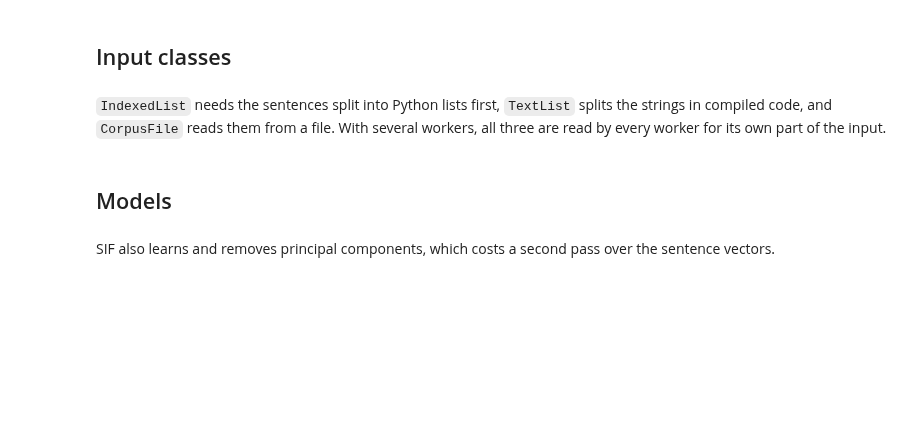
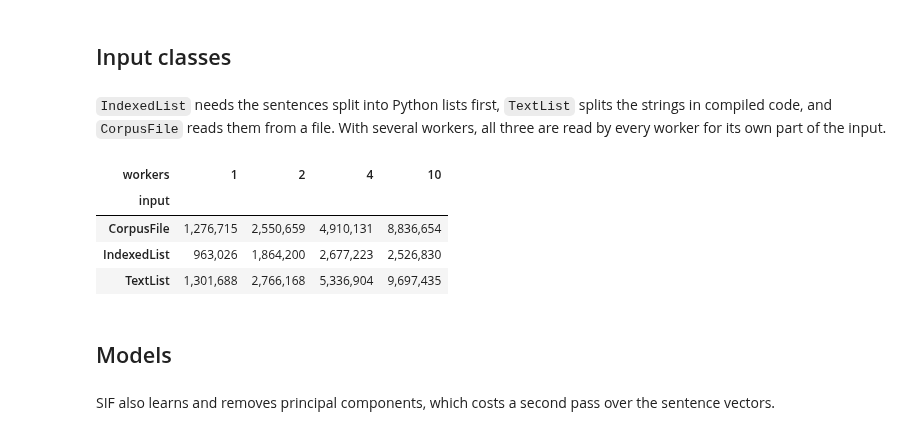
Before and after one commit to oborchers/Fast_Sentence_Embeddings, a Jupyter notebook: notebooks/Speed Comparison.ipynb, the cells around one changed output. Saved outputs shown, nothing was run; the diff lists cells and outputs as text; code cells hidden in the pictures; blank space fills up the shorter version.

```diff
--- a/notebooks/Speed Comparison.ipynb
+++ b/notebooks/Speed Comparison.ipynb
@@ -29,6 +36,6 @@ path = api.load("quora-duplicate-questions", return_path=True)  # its own loader
 csv.field_size_limit(sys.maxsize)
 with gzip.open(path, "rt", encoding="utf-8") as f:
     data = list(csv.DictReader(f, delimiter="\t"))
-questions = [q for d in data for q in (d["question1"], d["question2"])] * 4
+questions = [q for d in data for q in (d["question1"], d["question2"]) if q.split()] * 4
 glove = Vectors.from_pretrained("glove-wiki-gigaword-100")
 print(f"{len(questions):,} sentences")
@@ -48,18 +57,24 @@ def sentences_per_second(model, sentences, repeat=3):
 # %%
 split = IndexedList([q.split() for q in questions])
 text = TextList(questions)
 tmp = tempfile.NamedTemporaryFile("w", suffix=".txt", delete=False, encoding="utf-8")
 tmp.write("".join(q.replace("\n", " ") + "\n" for q in questions))
 tmp.close()
 corpus = CorpusFile(tmp.name)
 
 inputs = {"IndexedList": split, "TextList": text, "CorpusFile": corpus}
 workers = sorted({1, 2, 4, os.cpu_count()})
 rows = []
 for name, sentences in inputs.items():
     for w in workers:
         rows.append({"input": name, "workers": w, "sentences/s": sentences_per_second(Average(glove, workers=w), sentences)})
-pd.DataFrame(rows).pivot(index="input", columns="workers", values="sentences/s").round(-3)
+pd.DataFrame(rows).pivot(index="input", columns="workers", values="sentences/s").map(lambda v: f"{v:,.0f}")
+# %% [output]
+| workers | 1 | 2 | 4 | 10 |
+| input |  |  |  |  |
+| CorpusFile | 1,276,715 | 2,550,659 | 4,910,131 | 8,836,654 |
+| IndexedList | 963,026 | 1,864,200 | 2,677,223 | 2,526,830 |
+| TextList | 1,301,688 | 2,766,168 | 5,336,904 | 9,697,435 |
 # %% [markdown]
 ## Models
 # %% [markdown]
```
Also changed, not shown: parts of 7 cells of this notebook, 2 other files.
